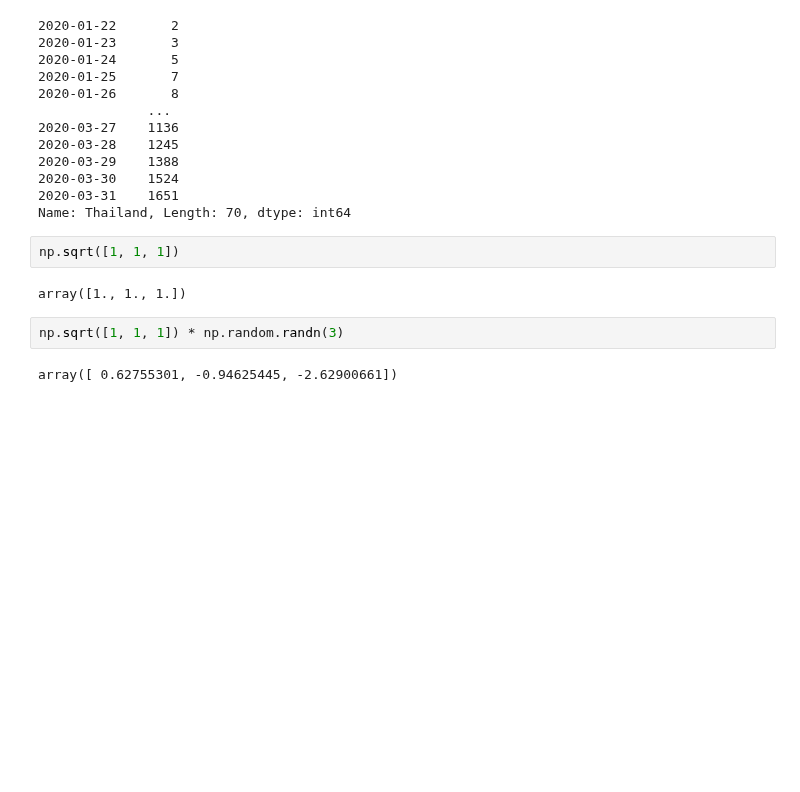
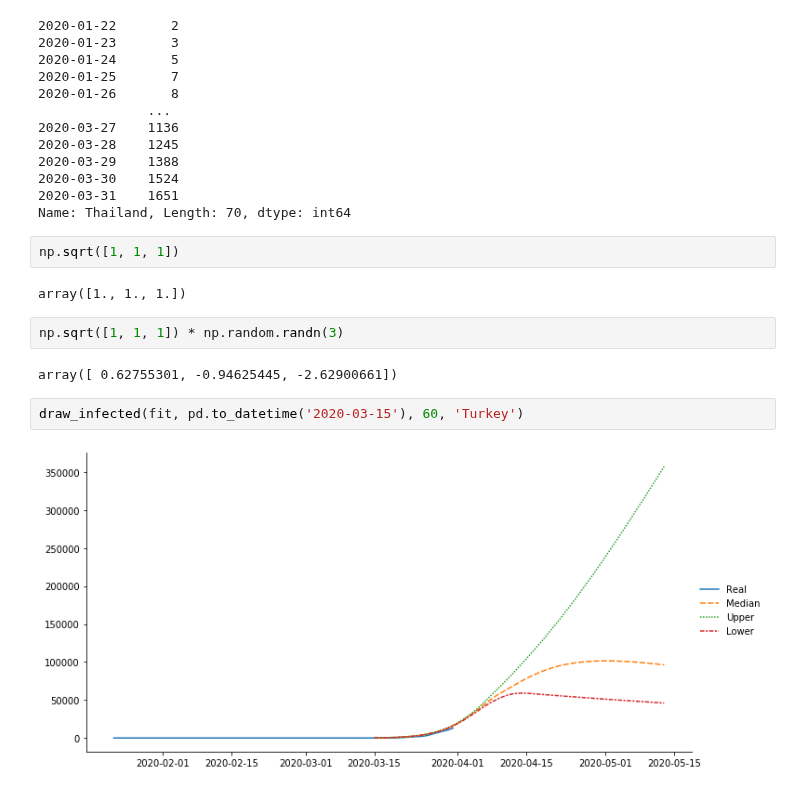
Before and after one commit to yoriyuki/COVID-19, a Jupyter notebook: prediction/COVID-19.ipynb, the cells around one changed output. Cells and saved outputs as stored; diff of their text form; blank space fills up the shorter version.

```diff
--- a/prediction/COVID-19.ipynb
+++ b/prediction/COVID-19.ipynb
@@ -371,3 +371,7 @@ array([1., 1., 1.])
 np.sqrt([1, 1, 1]) * np.random.randn(3)
 # %% [output]
 array([ 0.62755301, -0.94625445, -2.62900661])
+# %%
+draw_infected(fit, pd.to_datetime('2020-03-15'), 60, 'Turkey')
+# %% [output]
+[figure, added]
```
